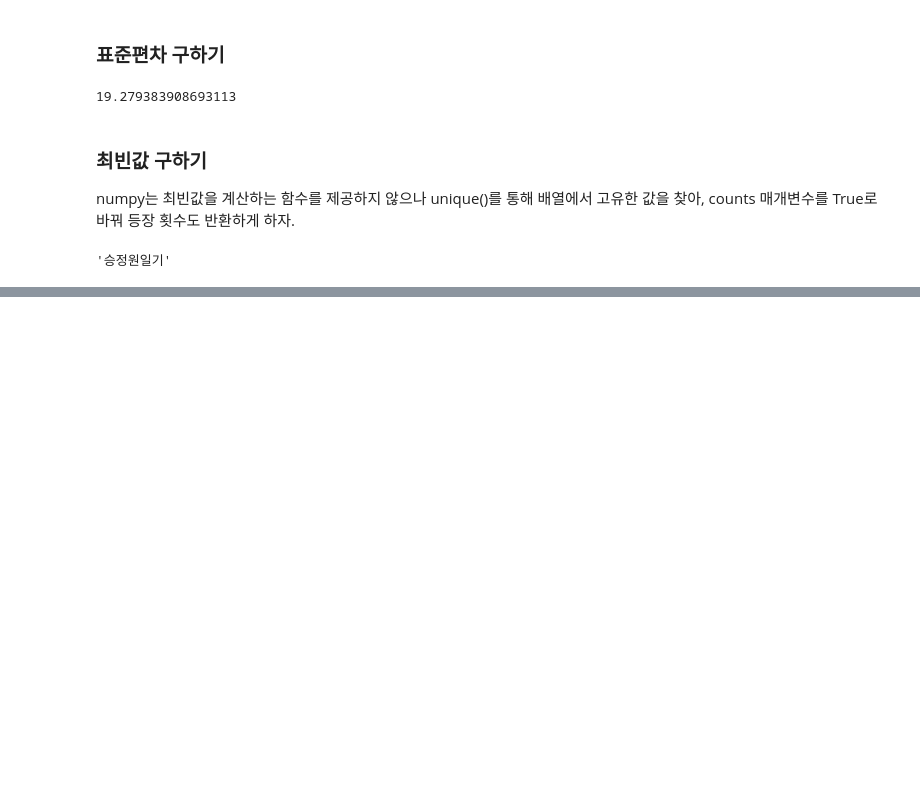
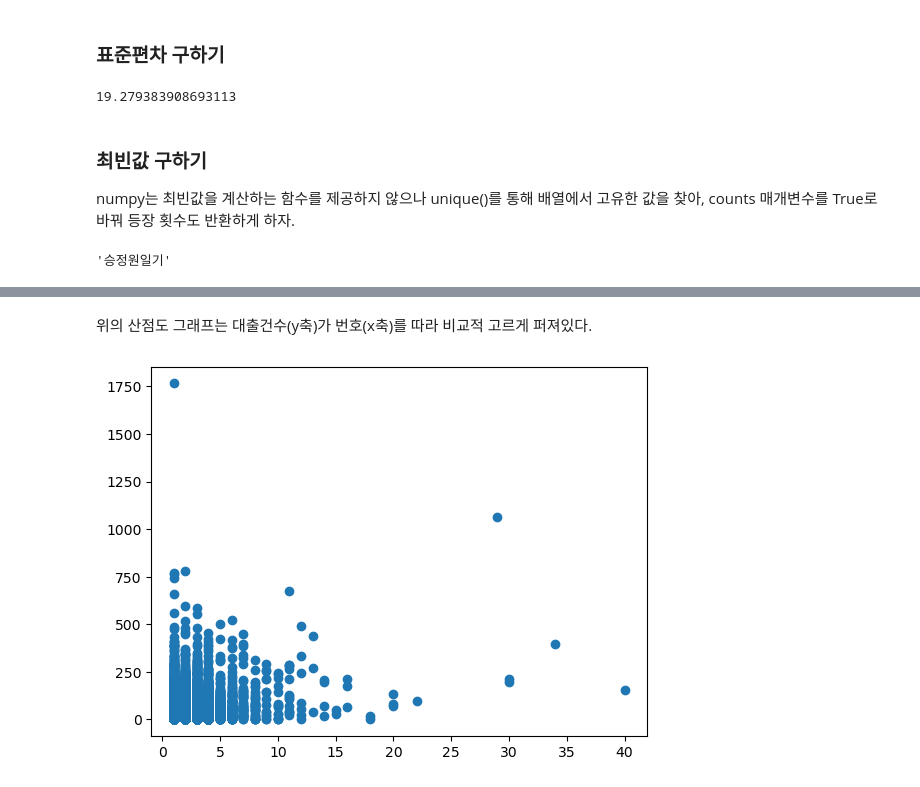
Before and after one commit to Chaerim0626/data-analysis-study, a Jupyter notebook: Chapter4.ipynb, the cells around one changed output, grey strips where cells are left out. Saved outputs shown, nothing was run; the diff lists cells and outputs as text; code cells hidden in the pictures; blank space fills up the shorter version.

```diff
--- a/Chapter4.ipynb
+++ b/Chapter4.ipynb
@@ -307,0 +354,7 @@ values[max_idx]
+# %% [markdown]
+위의 산점도 그래프는 대출건수(y축)가 번호(x축)를 따라 비교적 고르게 퍼져있다.
+# %%
+plt.scatter(ns_book7['도서권수'], ns_book7['대출건수'])
+plt.show()
+# %% [output]
+[figure, added]
```
Also changed, not shown: parts of 42 cells of this notebook, 1 other file.
